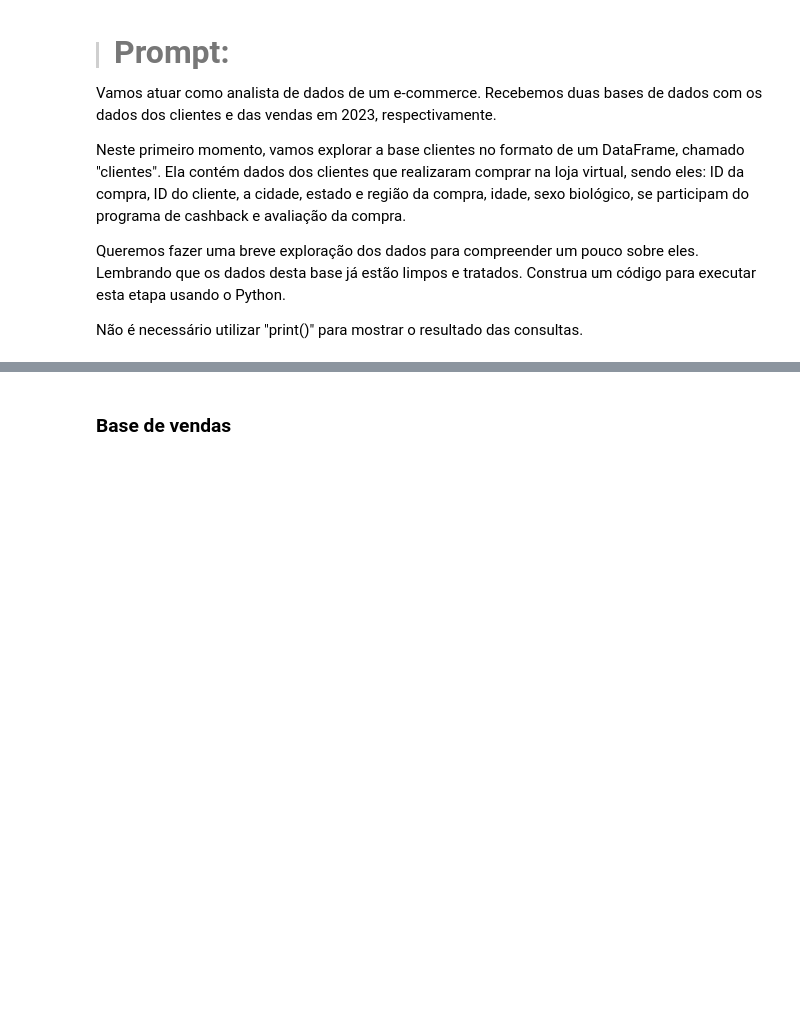
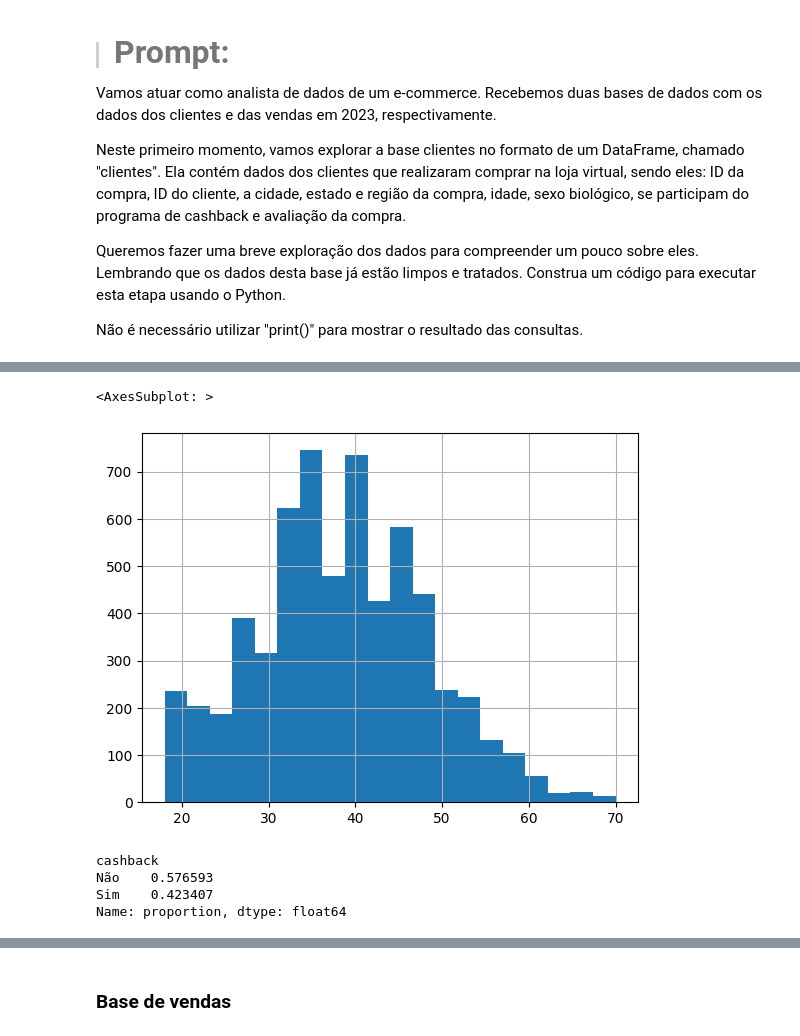
Before and after one commit to JCrpa/curso11_python_data_science_IA_dataviz, a Jupyter notebook: Projeto_Inicial_IA_aplicada_a_Data_Science.ipynb, the cells around one changed output, grey strips where cells are left out. Cells and saved outputs as stored; diff of their text form; code cells hidden in the pictures; blank space fills up the shorter version.

```diff
--- a/Projeto_Inicial_IA_aplicada_a_Data_Science.ipynb
+++ b/Projeto_Inicial_IA_aplicada_a_Data_Science.ipynb
@@ -88,0 +191,15 @@ Não é necessário utilizar "print()" para mostrar o resultado das consultas.
+# %%
+# Verificar a distribuição da idade
+clientes['idade'].describe()
+clientes['idade'].hist(bins=20)
+# %% [output]
+<AxesSubplot: >
+[figure, added]
+# %%
+# Verificar participação no programa de cashback
+clientes['cashback'].value_counts(normalize=True)
+# %% [output]
+cashback
+Não    0.576593
+Sim    0.423407
+Name: proportion, dtype: float64
```
Also changed, not shown: parts of 26 cells of this notebook.
